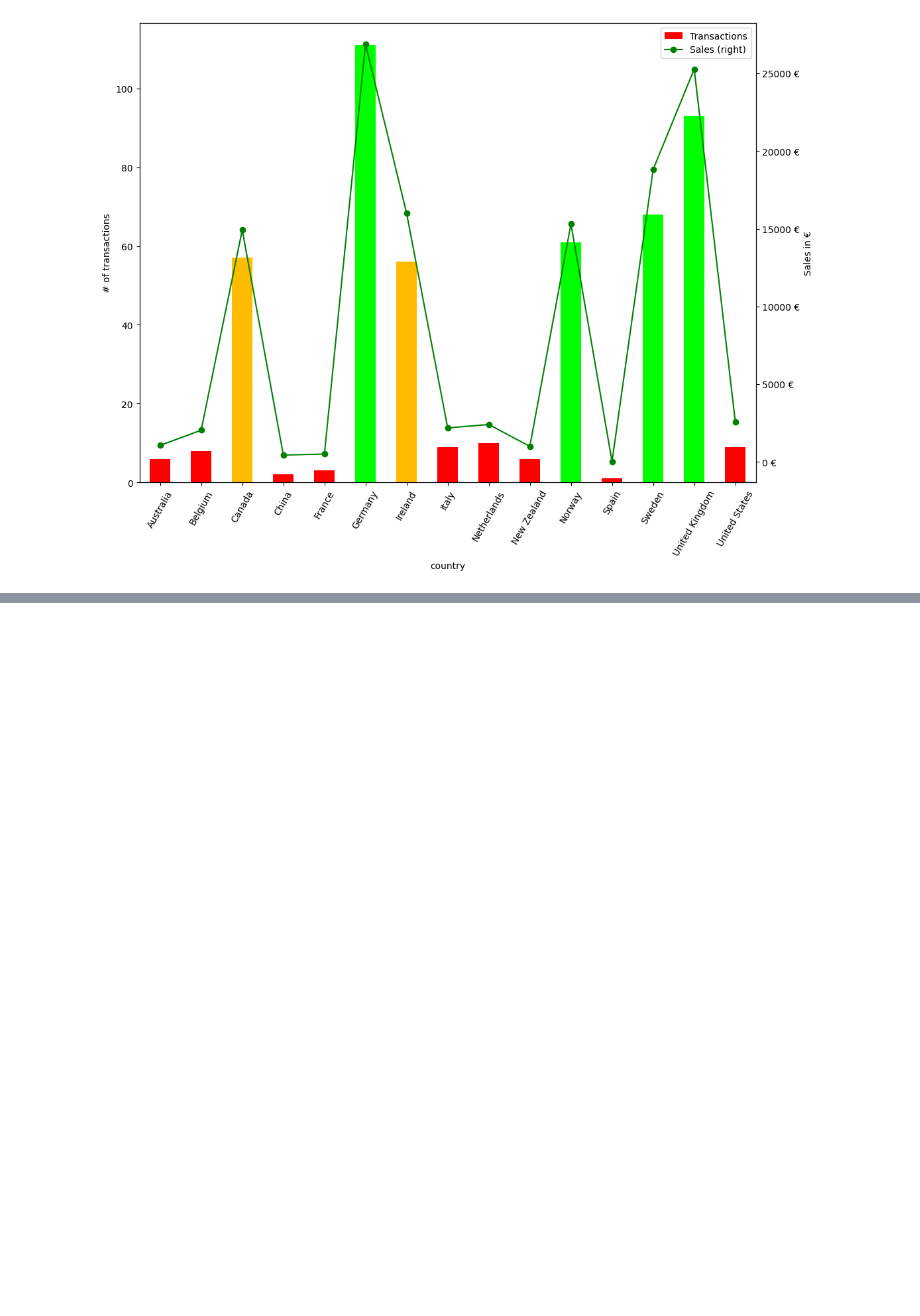
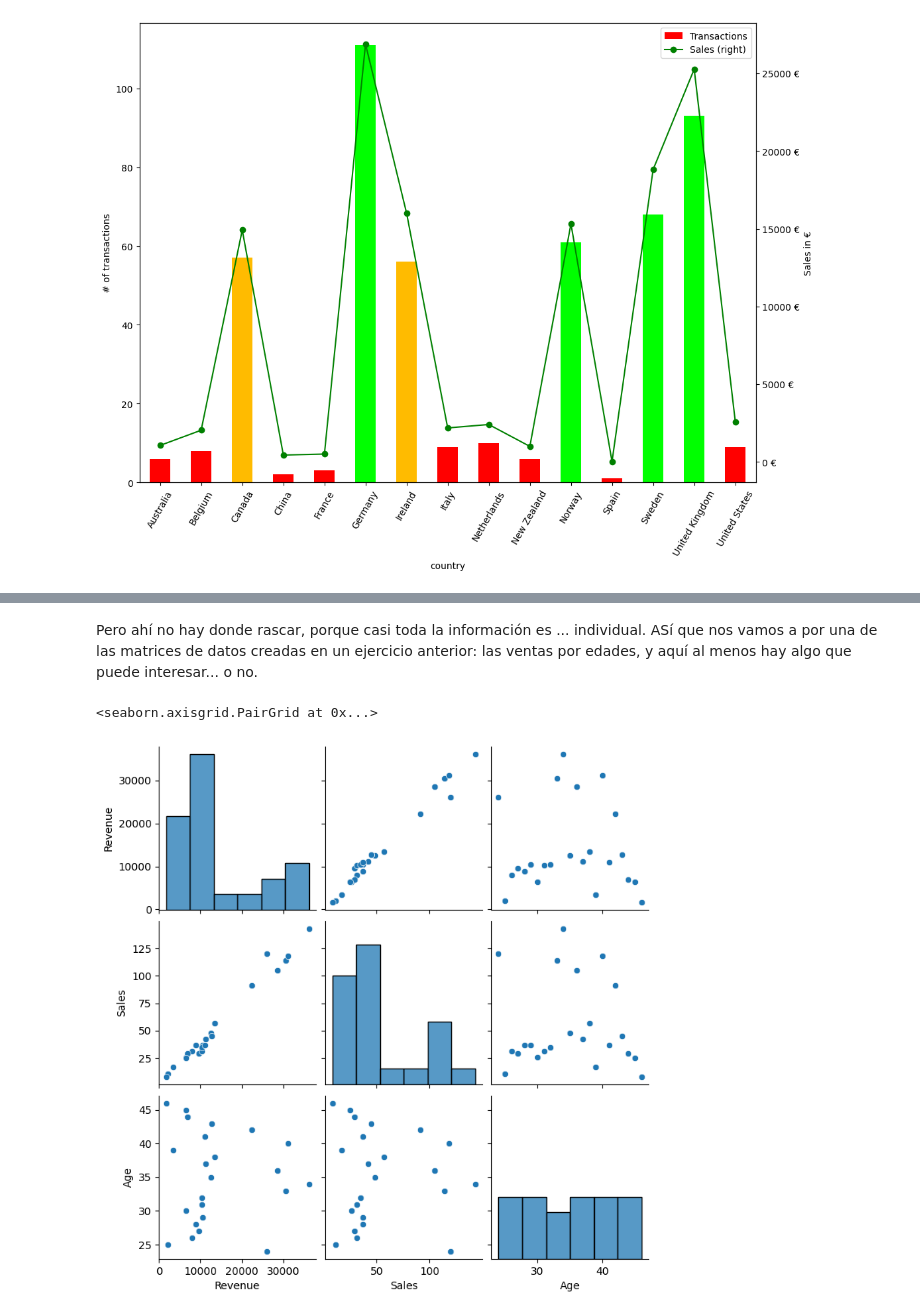
Before and after one commit to mlopezgva/it-academy-mlg, a Jupyter notebook: SPRINT8/Sprint_8.01.ipynb, the cells around one changed output, grey strips where cells are left out. Cells and saved outputs as stored; diff of their text form; code cells hidden in the pictures; blank space fills up the shorter version.

```diff
--- a/SPRINT8/Sprint_8.01.ipynb
+++ b/SPRINT8/Sprint_8.01.ipynb
@@ -517,0 +558,13 @@ graph2.yaxis.set_major_formatter(ticker.FormatStrFormatter('%d €'))
+# %% [markdown]
+Pero ahí no hay donde rascar, porque casi toda la información es ... individual. ASí que nos vamos a por una de las matrices de datos creadas en un ejercicio anterior: las ventas por edades, y aquí al menos hay algo que puede interesar... o no.
+# %%
+
+sbnSalesXage = salesXage.rename(columns={
+    'count': 'Sales',
+    'sum': 'Revenue',
+    'age': 'Age'
+})
+sbn.pairplot(sbnSalesXage)
+# %% [output]
+<seaborn.axisgrid.PairGrid at 0x...>
+[figure, added]
```
Also changed, not shown: parts of 4 cells of this notebook.
